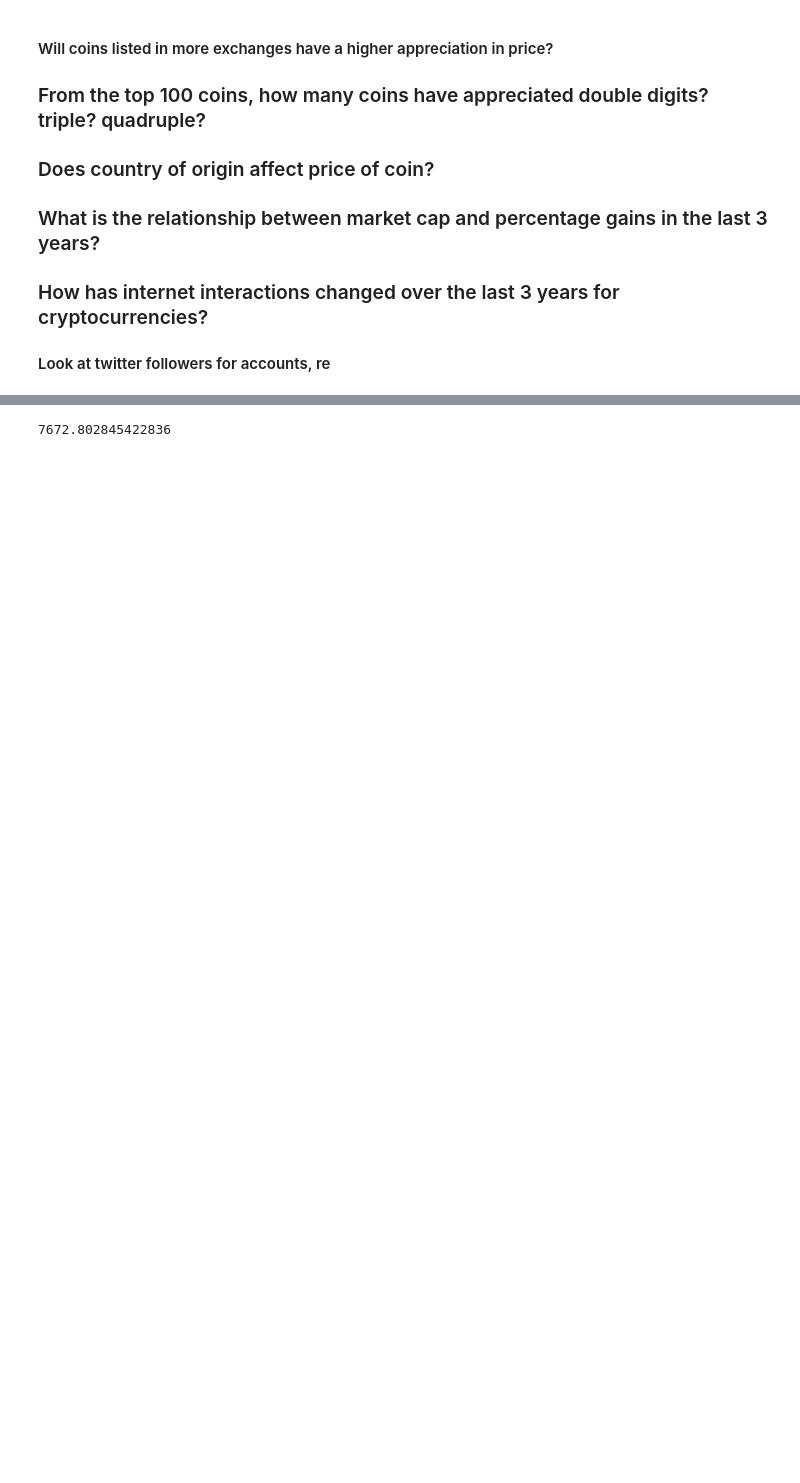
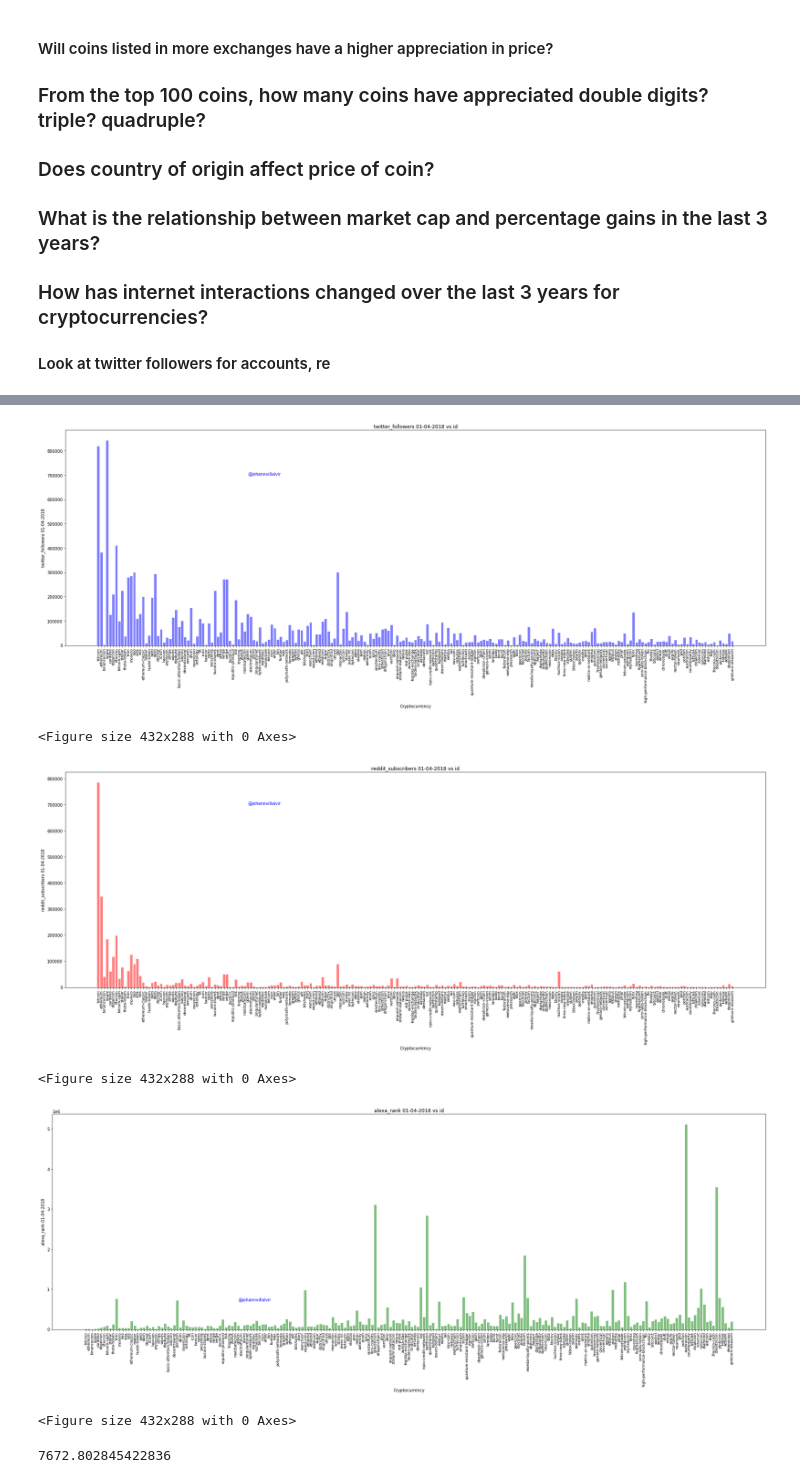
Before and after one commit to DataJohann/cryptocurrencies, a Jupyter notebook: main.ipynb, the cells around one changed output, grey strips where cells are left out. Saved outputs shown, nothing was run; the diff lists cells and outputs as text; code cells hidden in the pictures; blank space fills up the shorter version.

```diff
--- a/main.ipynb
+++ b/main.ipynb
@@ -203,7 +143,7 @@ clean_2018_df.head()
 # %%
-def bar_plot(data_frame, x_values,y_column, color='b'):
+def bar_plot(data_frame, x_values,y_column, color='b', fig_size = [10,5]):
     # Define size of figure
-    plt.figure(figsize = (10,5))
+    plt.figure(figsize = fig_size)
     # arrange x_axis values based in the lenght of the Data Frame
     x_axis = np.arange(len(data_frame))
     # Use a list comprehension to adjust x ticks location if needed
@@ -213,7 +153,7 @@ def bar_plot(data_frame, x_values,y_column, color='b'):
     # plot x and y values,
     plt.bar(x_axis, y_values, alpha=0.5, color=f'{color}')
     # place x ticks at the locations we calculated earlier, utilize the x values as labels, rotate and resize ticks
-    plt.xticks(tick_locations, data_frame[f"{x_values}"], rotation='vertical', size=7)
+    plt.xticks(tick_locations, data_frame[f"{x_values}"], rotation='vertical', size=9)
     # label graph
     plt.xlabel("Cryptocurrency")
     plt.ylabel(f"{y_column}")
@@ -227,15 +167,17 @@ def bar_plot(data_frame, x_values,y_column, color='b'):
 # %%
 # What is the relationship between social media activity and market cap?
 # Make a graph for twitter followers
-
-twitter_metrics = bar_plot(clean_2018_df, 'id', 'twitter_followers 01-04-2018')
+twitter_metrics = bar_plot(clean_2018_df, 'id', 'twitter_followers 01-04-2018', fig_size =[25, 10])
 # Save the image
 plt.savefig("crypto_twitter_2018.png")
+
 # Make graph for reddit users
-reddit_metrics = bar_plot(clean_2018_df,'id', 'reddit_subscribers 01-04-2018', 'red')
+reddit_metrics = bar_plot(clean_2018_df,'id', 'reddit_subscribers 01-04-2018', 'red', [25, 10])
 # Save the image
 plt.savefig("crypto_reddit_2018.png")
-alexa_metrics = bar_plot(clean_2018_df, 'id', 'alexa_rank 01-04-2018', 'green')
+
+# Plot alexa metrics
+alexa_metrics = bar_plot(clean_2018_df, 'id', 'alexa_rank 01-04-2018', 'green', [25, 10])
 # Save the image
 plt.savefig("crypto_alexa_rank_2018.png")
 # %% [output]
@@ -248,3 +184,9 @@ plt.savefig("crypto_alexa_rank_2018.png")
+[figure, added]
+<Figure size 432x288 with 0 Axes>
+[figure, added]
+<Figure size 432x288 with 0 Axes>
+[figure, added]
+<Figure size 432x288 with 0 Axes>
 # %%
 # Make empty list for 2021
 coin_data_2021 = []
```
Also changed, not shown: parts of 21 cells of this notebook, 7 other files.
